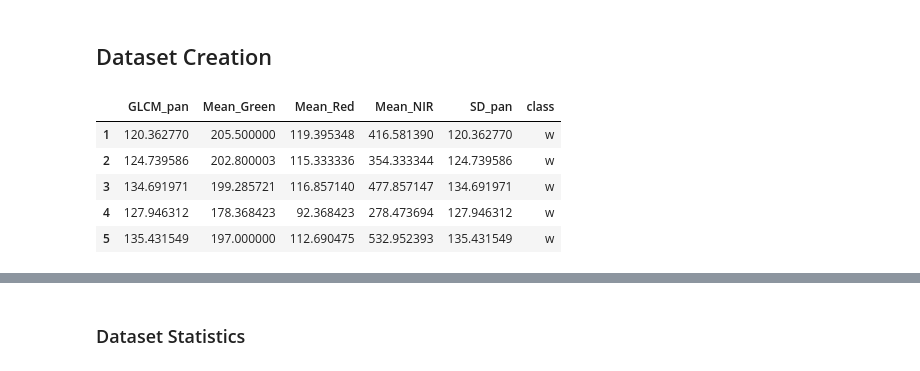
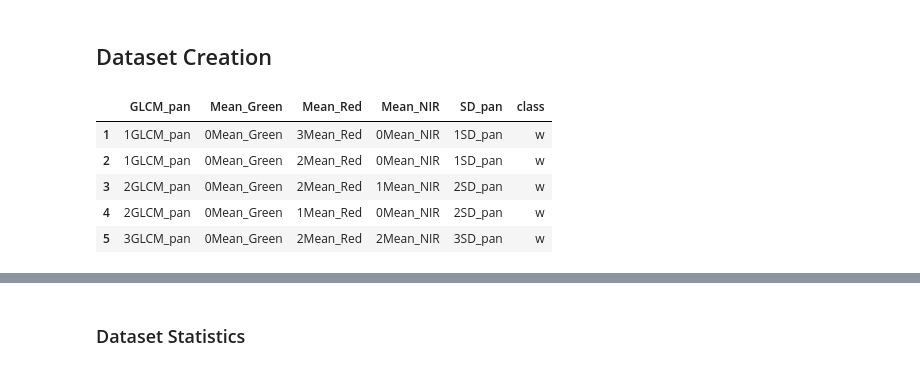
Before and after one commit to rafalencar1997/EP2_IA, a Jupyter notebook: datasets/DatasetProcess.ipynb, the cells around one changed output, grey strips where cells are left out. Saved outputs shown, nothing was run; the diff lists cells and outputs as text; code cells hidden in the pictures.

```diff
--- a/datasets/DatasetProcess.ipynb
+++ b/datasets/DatasetProcess.ipynb
@@ -9,6 +9,16 @@ import matplotlib.pyplot as plt
 
 %matplotlib inline
 matplotlib.style.use('ggplot')
+# %%
+def categorize(df, ncat, column):
+    bins = [0]
+    q = 1/ncat
+    labels = ["0"+column]
+    for i in range(1, ncat):
+        bins.append(df.quantile(q*i)[column])
+        labels.append(str(i)+column)
+    bins.append(100000000)
+    df[column] = pd.cut(df[column], bins=bins, labels=labels)
 # %%
 def getDataframe(filename):
     readFile = open(filename, 'r')
@@ -29,15 +39,25 @@ def getDataframe(filename):
     df["Mean_Red"] = pd.to_numeric(df["Mean_Red"], downcast="float")
     df["Mean_NIR"] = pd.to_numeric(df["Mean_NIR"], downcast="float")
     df["SD_pan"] = pd.to_numeric(df["GLCM_pan"], downcast="float")
+
+    ncat = 4
+    categorize(df, ncat, "GLCM_pan")
+    categorize(df, ncat, "Mean_Green")
+    categorize(df, ncat, "Mean_Red")
+    categorize(df, ncat, "Mean_NIR")
+    categorize(df, ncat, "SD_pan")
+
     return df
 # %%
-dfTrain = getDataframe("wilt/training.csv")
-dfTrain = dfTrain[["GLCM_pan", "Mean_Green", "Mean_Red", "Mean_NIR", "SD_pan", "class"]]
-dfTrain.head(5)
+dfTrain = getDataframe("training.csv")
+dfTest = getDataframe("testing.csv")
+df = pd.concat([dfTrain,dfTest])
+df = df[["GLCM_pan", "Mean_Green", "Mean_Red", "Mean_NIR", "SD_pan", "class"]]
+df.head(5)
 # %% [output]
 |  | GLCM_pan | Mean_Green | Mean_Red | Mean_NIR | SD_pan | class |
-| 1 | 120.362770 | 205.500000 | 119.395348 | 416.581390 | 120.362770 | w |
-| 2 | 124.739586 | 202.800003 | 115.333336 | 354.333344 | 124.739586 | w |
-| 3 | 134.691971 | 199.285721 | 116.857140 | 477.857147 | 134.691971 | w |
-| 4 | 127.946312 | 178.368423 | 92.368423 | 278.473694 | 127.946312 | w |
-| 5 | 135.431549 | 197.000000 | 112.690475 | 532.952393 | 135.431549 | w |
+| 1 | 1GLCM_pan | 0Mean_Green | 3Mean_Red | 0Mean_NIR | 1SD_pan | w |
+| 2 | 1GLCM_pan | 0Mean_Green | 2Mean_Red | 0Mean_NIR | 1SD_pan | w |
+| 3 | 2GLCM_pan | 0Mean_Green | 2Mean_Red | 1Mean_NIR | 2SD_pan | w |
+| 4 | 2GLCM_pan | 0Mean_Green | 1Mean_Red | 0Mean_NIR | 2SD_pan | w |
+| 5 | 3GLCM_pan | 0Mean_Green | 2Mean_Red | 2Mean_NIR | 3SD_pan | w |
```
Also changed, not shown: parts of 5 cells of this notebook, 1 other file.
